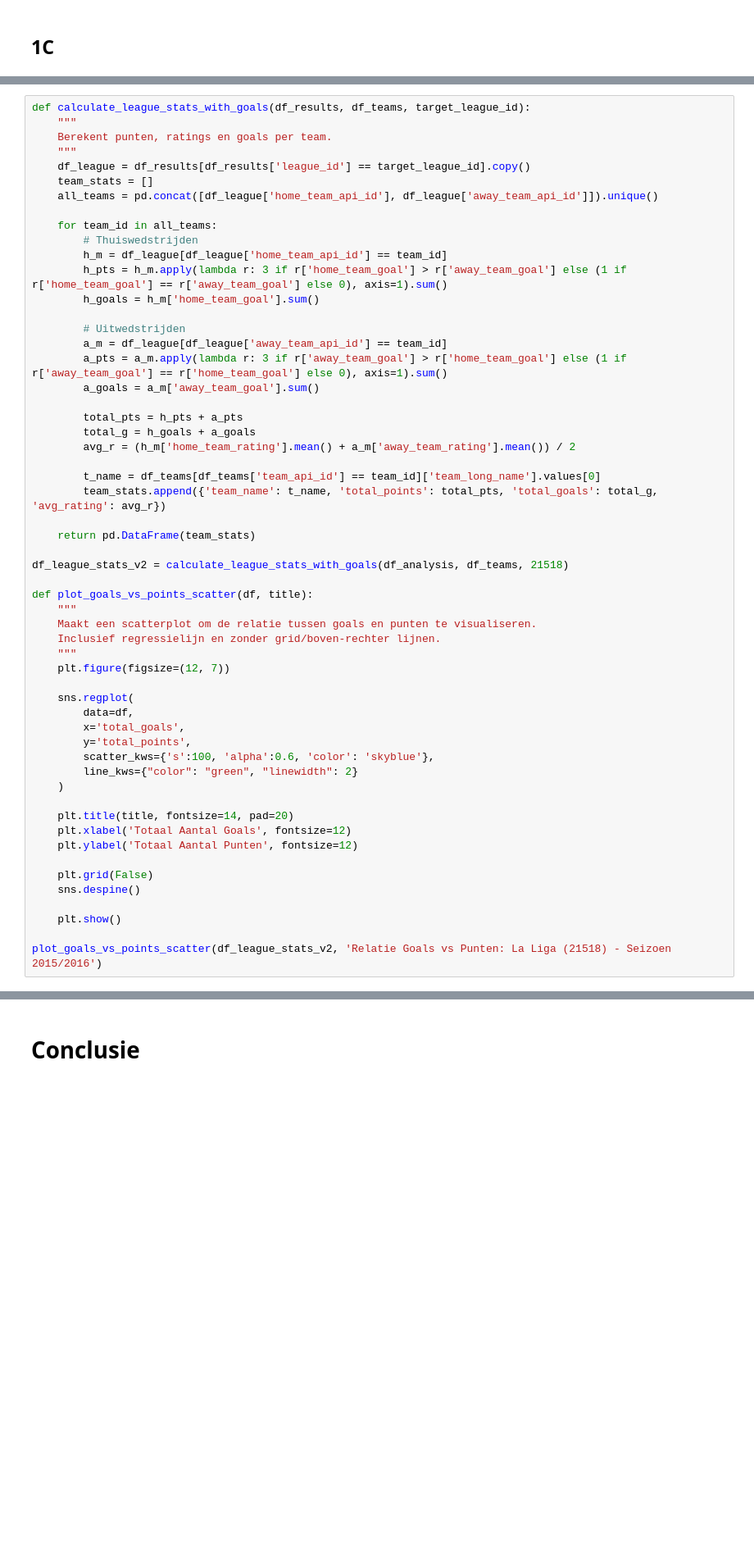
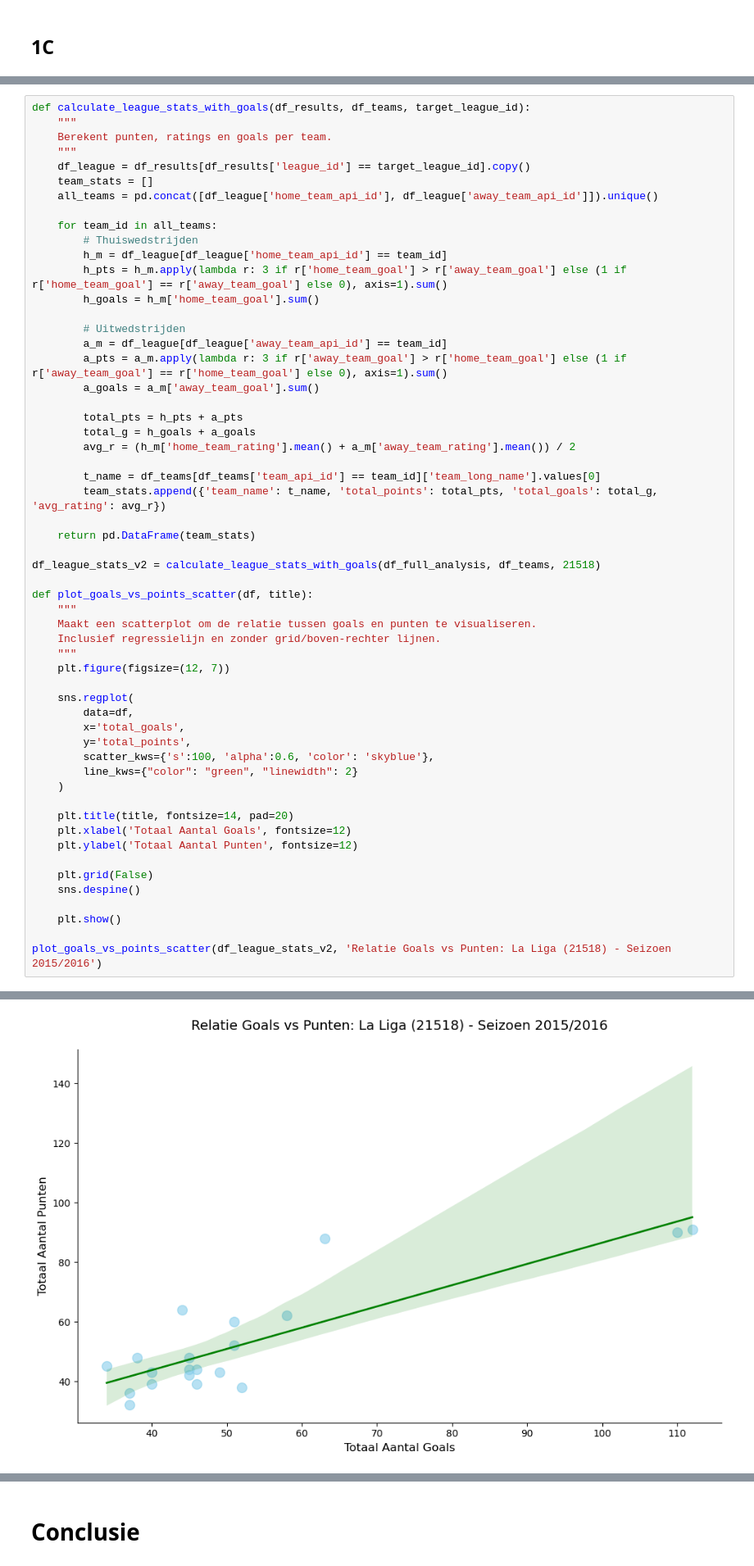
Before and after one commit to ShaliniBekaroe/Datalab_semester2_Groep1, a Jupyter notebook: notebook/data_mining.ipynb, the cells around one changed output, grey strips where cells are left out. Shown at 82% size. Drawn from its saved outputs; the diff is of its cells as text; blank space fills up the shorter version.

```diff
--- a/notebook/data_mining.ipynb
+++ b/notebook/data_mining.ipynb
@@ -375,7 +369,7 @@ def calculate_league_stats_with_goals(df_results, df_teams, target_league_id):
 
     return pd.DataFrame(team_stats)
 
-df_league_stats_v2 = calculate_league_stats_with_goals(df_analysis, df_teams, 21518)
+df_league_stats_v2 = calculate_league_stats_with_goals(df_full_analysis, df_teams, 21518)
 
 def plot_goals_vs_points_scatter(df, title):
     """
@@ -407,3 +400,4 @@ NameError: name 'df_analysis' is not defined
+[figure, added]
 # %% [markdown]
 Interpretatie voor de Technisch Directeur
 
```
Also changed, not shown: parts of 4 cells of this notebook.
